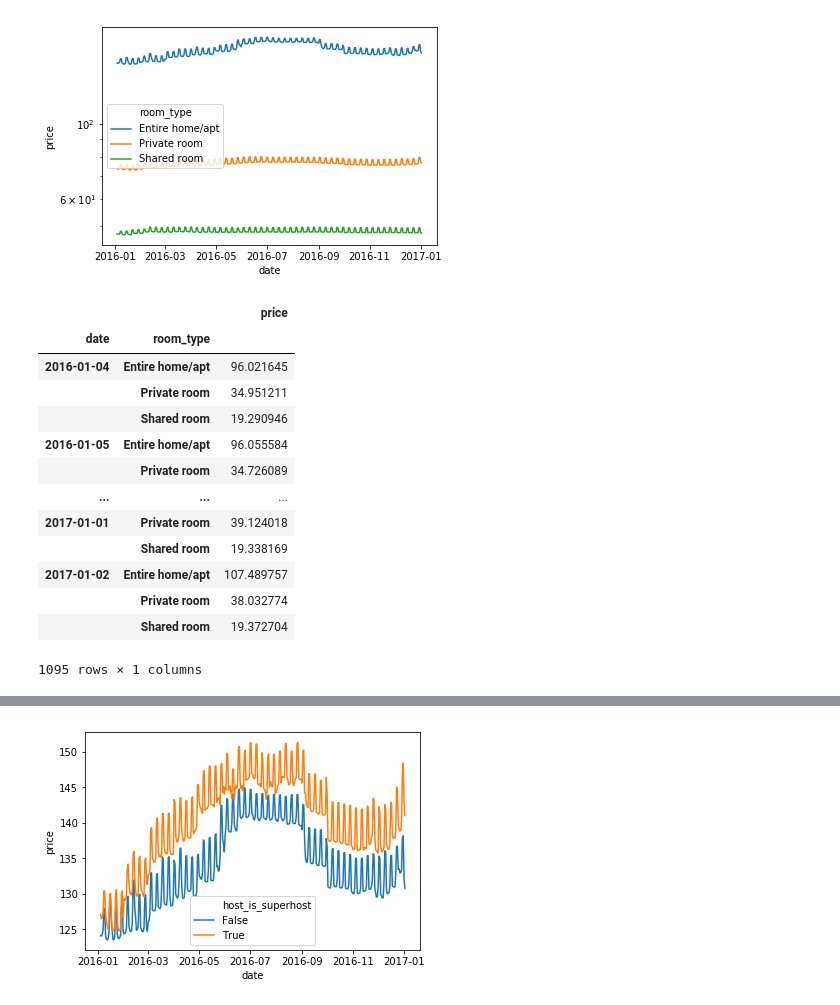
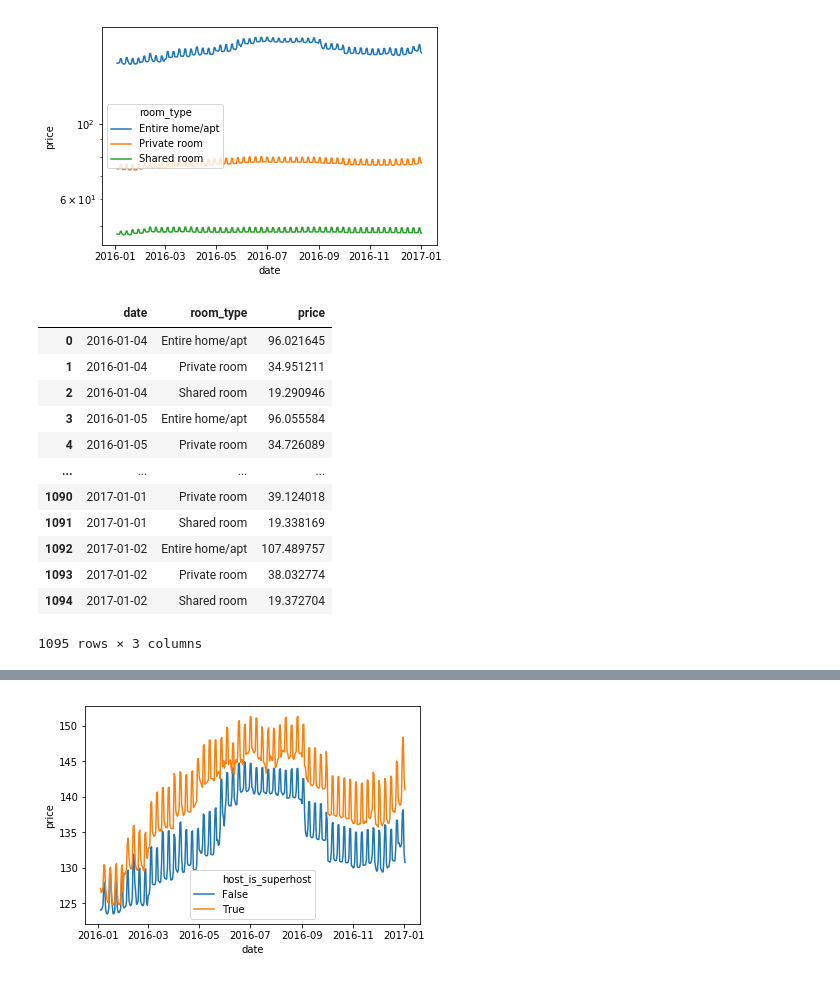
Before and after one commit to Mendy5/Udacity_Data_Scientist_Projects, a Jupyter notebook: P1_Writing_a_Data_Scientist_Blog_Post/Seattle_AirBnB_Data_Analysis_v2.0.ipynb, the cells around one changed output, grey strips where cells are left out. Cells and saved outputs as stored; diff of their text form; code cells hidden in the pictures.

```diff
--- a/P1_Writing_a_Data_Scientist_Blog_Post/Seattle_AirBnB_Data_Analysis_v2.0.ipynb
+++ b/P1_Writing_a_Data_Scientist_Blog_Post/Seattle_AirBnB_Data_Analysis_v2.0.ipynb
@@ -341,3 +360,7 @@ listing_calendar_room_price_df = listing_calendar_df.groupby(['date', 'room_type
+# %%
+listing_calendar_room_price_gb = ['date', 'room_type']
+listing_calendar_room_price_agg = {'price':'mean'}
+listing_calendar_room_price_df = groupby_agg(listing_calendar_df, listing_calendar_room_price_gb, listing_calendar_room_price_agg)
 # %%
 listing_calendar_room_price_df.head()
 # %% [output]
@@ -352,20 +375,3 @@ g = sns.lineplot(x = 'date', y = 'price', hue = 'room_type', data = listing_cale
 g.set_yscale("log")
 # %% [output]
 [figure]
-# %%
-listing_calendar_df.groupby(['date', 'room_type']).agg({'price':'std'})
-# %% [output]
-|  |  | price |
-| date | room_type |  |
-| 2016-01-04 | Entire home/apt | 96.021645 |
-|  | Private room | 34.951211 |
-|  | Shared room | 19.290946 |
-| 2016-01-05 | Entire home/apt | 96.055584 |
-|  | Private room | 34.726089 |
-| ... | ... | ... |
-| 2017-01-01 | Private room | 39.124018 |
-|  | Shared room | 19.338169 |
-| 2017-01-02 | Entire home/apt | 107.489757 |
-|  | Private room | 38.032774 |
-|  | Shared room | 19.372704 |
-1095 rows × 1 columns
@@ -373,0 +378,16 @@ listing_calendar_superhost_price_df = listing_calendar_df.groupby(['date', 'host
+# %%
+groupby_agg(listing_calendar_df, listing_calendar_room_price_gb, {'price':'std'})
+# %% [output]
+|  | date | room_type | price |
+| 0 | 2016-01-04 | Entire home/apt | 96.021645 |
+| 1 | 2016-01-04 | Private room | 34.951211 |
+| 2 | 2016-01-04 | Shared room | 19.290946 |
+| 3 | 2016-01-05 | Entire home/apt | 96.055584 |
+| 4 | 2016-01-05 | Private room | 34.726089 |
+| ... | ... | ... | ... |
+| 1090 | 2017-01-01 | Private room | 39.124018 |
+| 1091 | 2017-01-01 | Shared room | 19.338169 |
+| 1092 | 2017-01-02 | Entire home/apt | 107.489757 |
+| 1093 | 2017-01-02 | Private room | 38.032774 |
+| 1094 | 2017-01-02 | Shared room | 19.372704 |
+1095 rows × 3 columns
```
Also changed, not shown: parts of 14 cells of this notebook.
